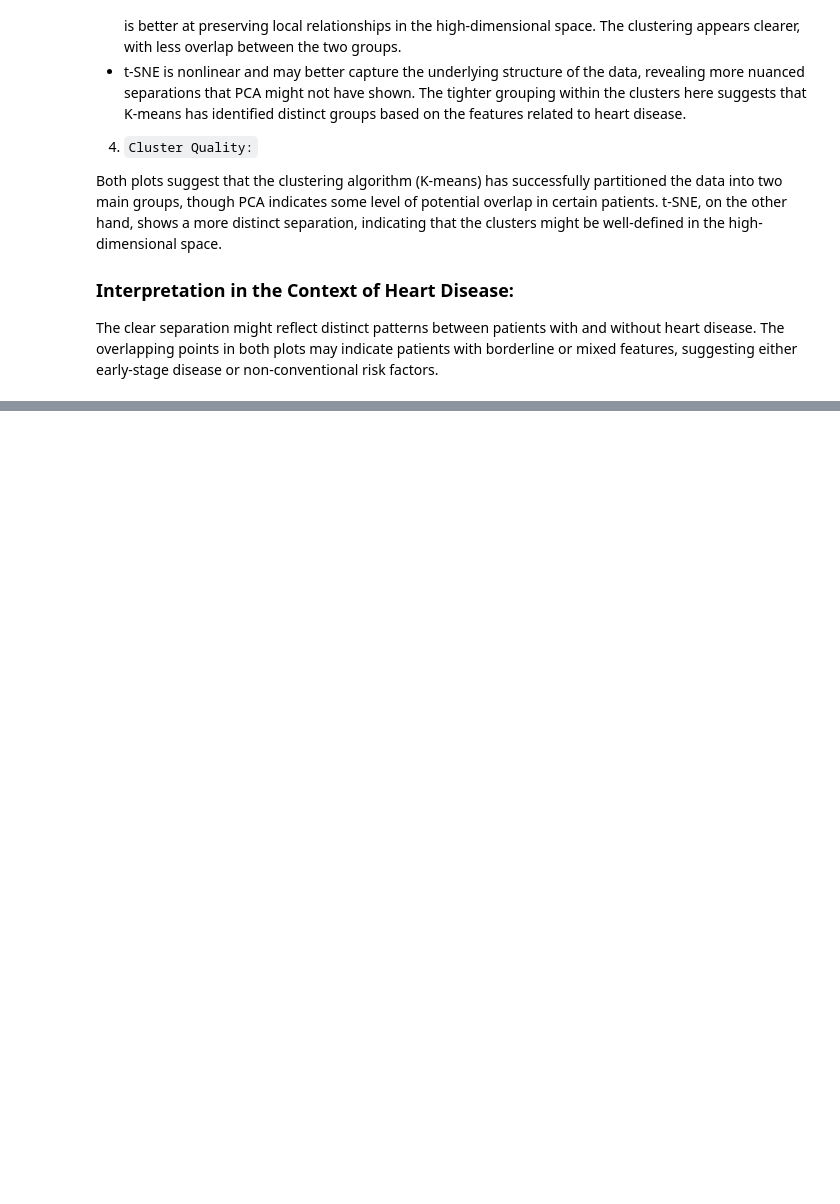
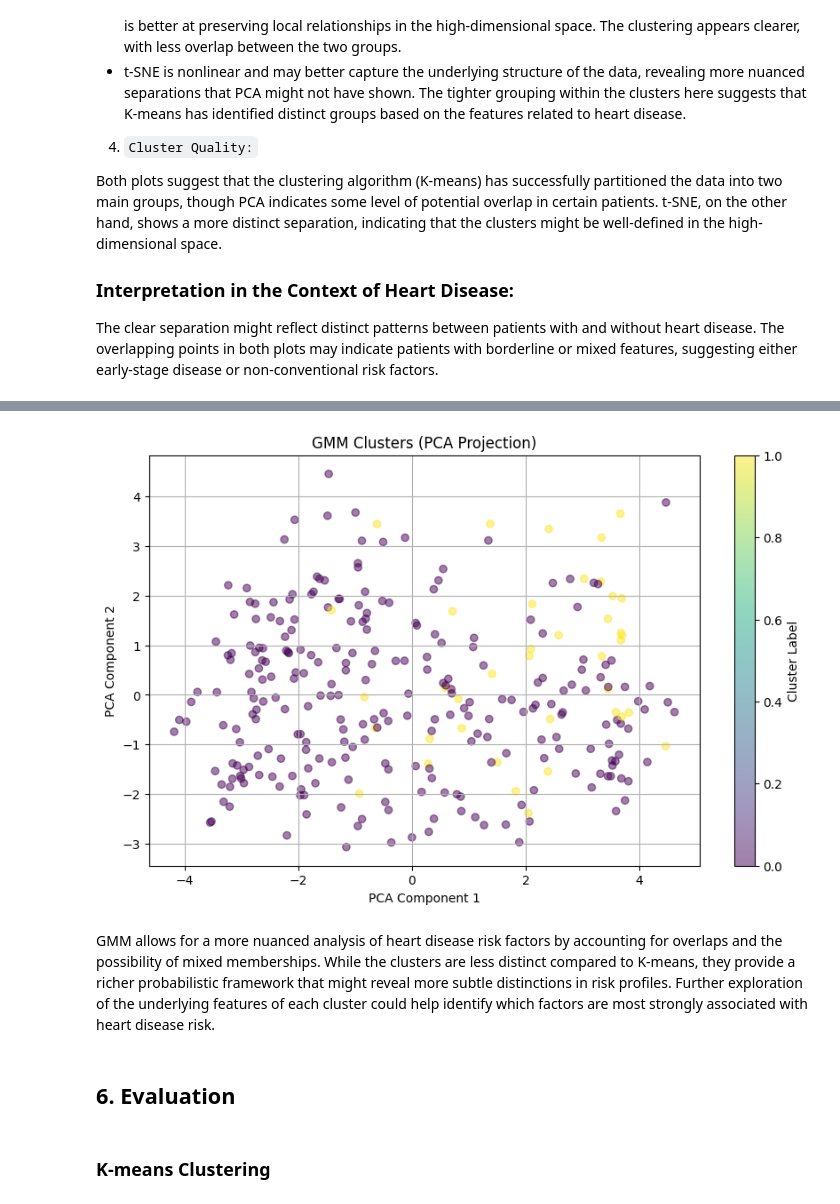
Before and after one commit to kayc0des/clustering_formative, a Jupyter notebook: clustering_formative.ipynb, the cells around one changed output, grey strips where cells are left out. Saved outputs shown, nothing was run; the diff lists cells and outputs as text; code cells hidden in the pictures; blank space fills up the shorter version.

```diff
--- a/clustering_formative.ipynb
+++ b/clustering_formative.ipynb
@@ -441,0 +466,8 @@ The clear separation might reflect distinct patterns between patients with and w
+# %%
+from sklearn.mixture import GaussianMixture
+
+n_components = 2
+gmm = GaussianMixture(n_components=n_components, random_state=42)
+gmm.fit(data_scaled)
+
+gmm_labels = gmm.predict(data_scaled)
@@ -441,0 +524,18 @@ The clear separation might reflect distinct patterns between patients with and w
+# %%
+pca = PCA(n_components=2)
+data_pca = pca.fit_transform(data_scaled)
+
+plt.figure(figsize=(10, 6))
+plt.scatter(data_pca[:, 0], data_pca[:, 1], c=gmm_labels, cmap='viridis', alpha=0.5)
+plt.title('GMM Clusters (PCA Projection)')
+plt.xlabel('PCA Component 1')
+plt.ylabel('PCA Component 2')
+plt.colorbar(label='Cluster Label')
+plt.grid()
+plt.show()
+# %% [output]
+[figure, added]
+# %% [markdown]
+GMM allows for a more nuanced analysis of heart disease risk factors by accounting for overlaps and the possibility of mixed memberships. While the clusters are less distinct compared to K-means, they provide a richer probabilistic framework that might reveal more subtle distinctions in risk profiles. Further exploration of the underlying features of each cluster could help identify which factors are most strongly associated with heart disease risk.
+# %% [markdown]
+## 6. Evaluation
@@ -441,0 +544,2 @@ The clear separation might reflect distinct patterns between patients with and w
+# %% [markdown]
+### K-means Clustering
```
Also changed, not shown: parts of 23 cells of this notebook, 7 other files.
